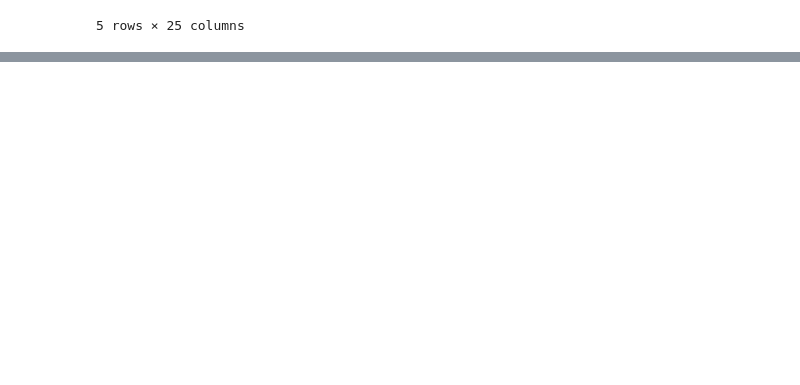
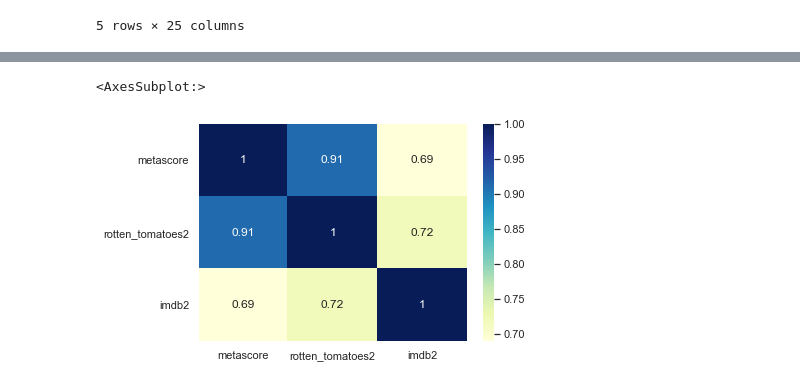
Before and after one commit to Coachsteveee/daily-commit-challenge, a Jupyter notebook: proj.ipynb, the cells around one changed output, grey strips where cells are left out. Saved outputs shown, nothing was run; the diff lists cells and outputs as text; code cells hidden in the pictures; blank space fills up the shorter version.

```diff
--- a/proj.ipynb
+++ b/proj.ipynb
@@ -392,0 +381,12 @@ AttributeError: 'list' object has no attribute 'strip'
+# %%
+#individual ratings we can see that they're all positively correlated, so if a movie has a low metascore rating most likely it will get a low rotten tomatoes or imdb rating
+
+nu = disney_.corr()
+to_drop = ['Year', 'Budget', 'imdb', 'Box office', 'Running time', 'avg_ratings']
+
+nu.drop(to_drop, inplace=True, axis=0)
+nu.drop(to_drop, inplace=True, axis=1)
+sns.heatmap(nu, annot=True, cmap='YlGnBu')
+# %% [output]
+<AxesSubplot:>
+[figure, added]
```
Also changed, not shown: parts of 8 cells of this notebook.
